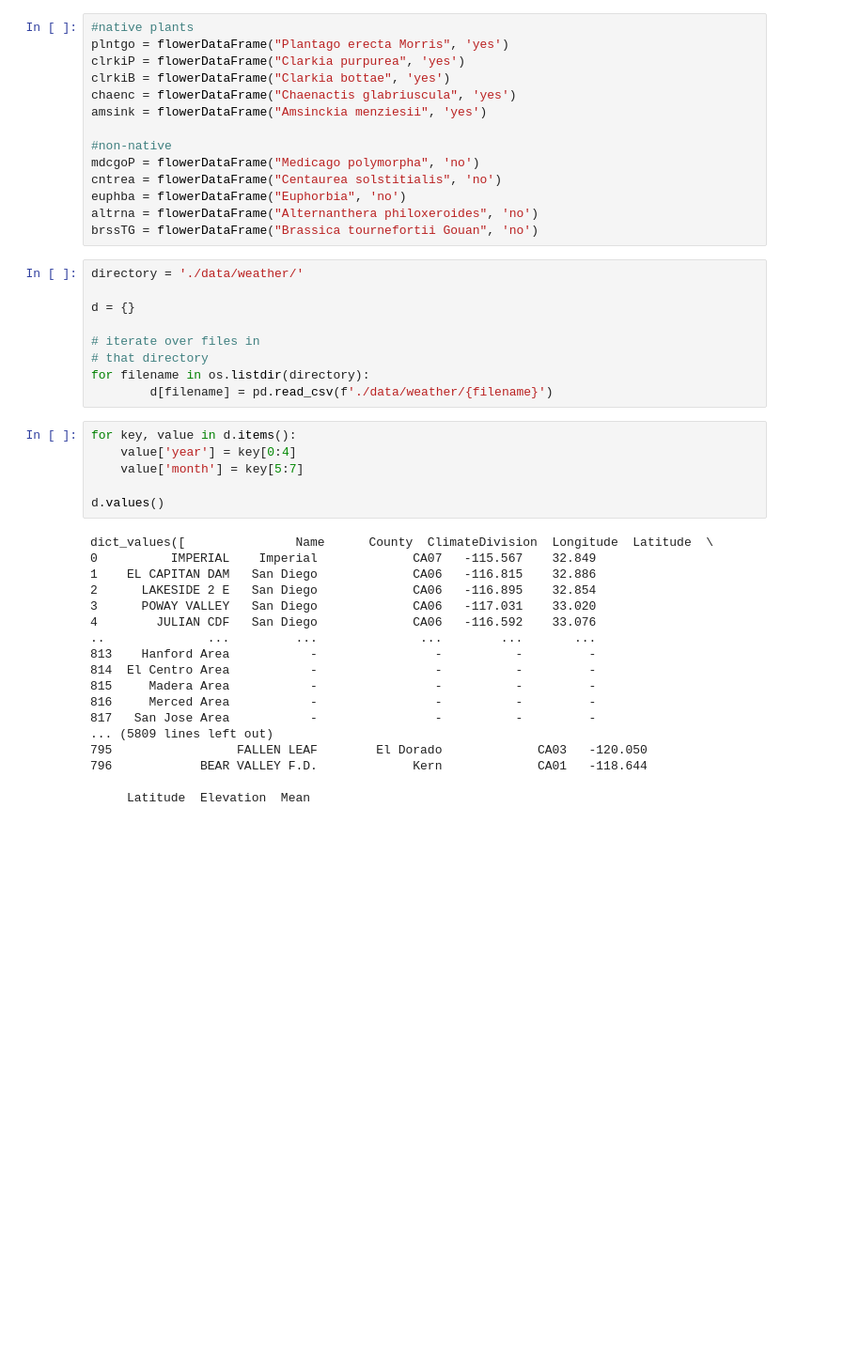
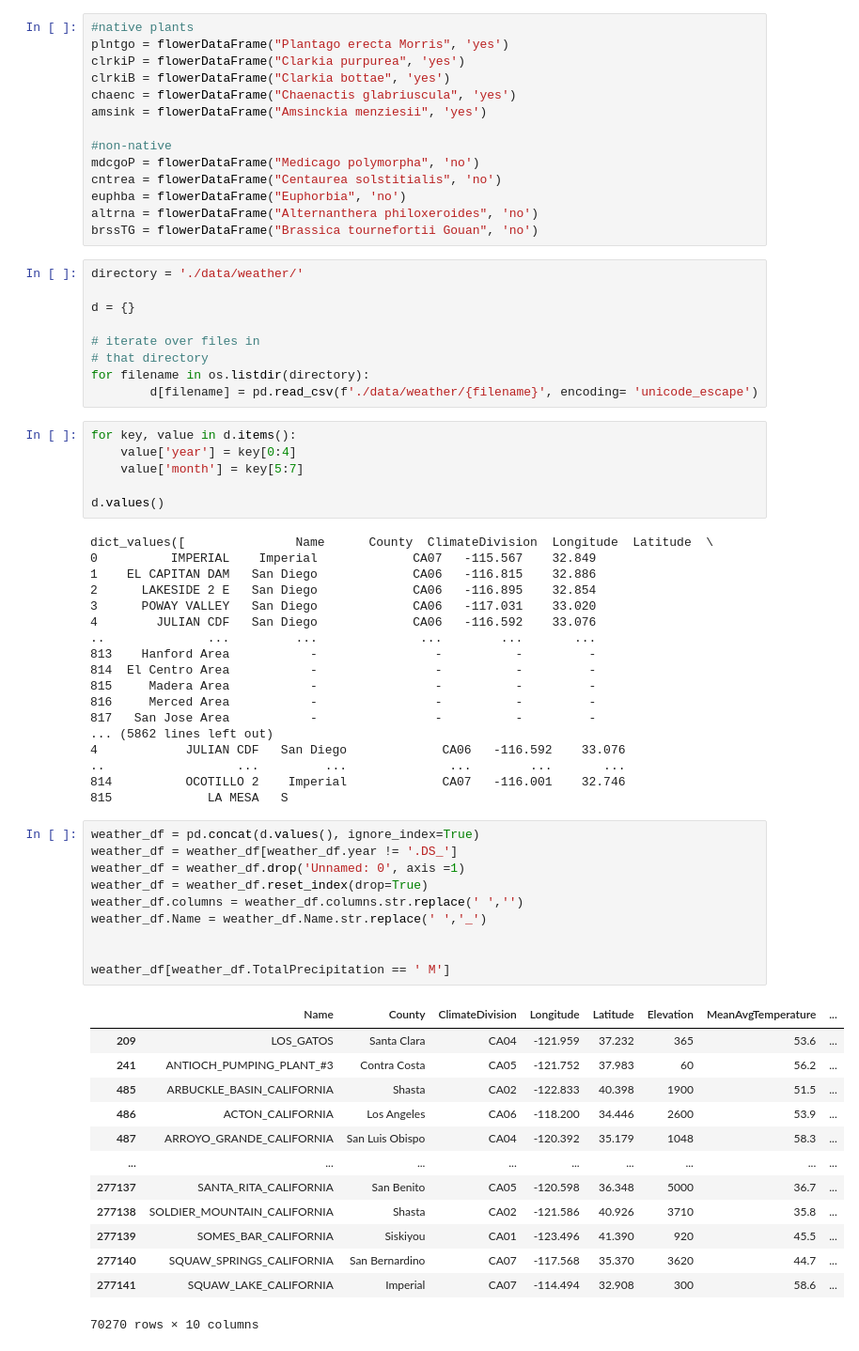
Before and after one commit to ianmorris13/weathervsphenology, a Jupyter notebook: extractingData_.ipynb, the cells around one changed output. Shown at 94% size. Saved outputs shown, nothing was run; the diff lists cells and outputs as text; blank space fills up the shorter version.

Commit message:
update extracting data

```diff
--- a/extractingData_.ipynb
+++ b/extractingData_.ipynb
@@ -80,7 +80,7 @@ d = {}
 # iterate over files in
 # that directory
 for filename in os.listdir(directory):
-        d[filename] = pd.read_csv(f'./data/weather/{filename}')
+        d[filename] = pd.read_csv(f'./data/weather/{filename}', encoding= 'unicode_escape')
 # %%
 for key, value in d.items():
     value['year'] = key[0:4]
@@ -100,8 +100,32 @@ dict_values([               Name      County  ClimateDivision  Longitude  Latitu
 815     Madera Area           -                -          -         -
 816     Merced Area           -                -          -         -
 817   San Jose Area           -                -          -         -
-... (5809 lines left out)
-795                 FALLEN LEAF        El Dorado             CA03   -120.050
-796            BEAR VALLEY F.D.             Kern             CA01   -118.644
-
-     Latitude  Elevation  Mean
+... (5862 lines left out)
+4            JULIAN CDF   San Diego             CA06   -116.592    33.076
+..                  ...         ...              ...        ...       ...
+814          OCOTILLO 2    Imperial             CA07   -116.001    32.746
+815             LA MESA   S
+# %%
+weather_df = pd.concat(d.values(), ignore_index=True)
+weather_df = weather_df[weather_df.year != '.DS_']
+weather_df = weather_df.drop('Unnamed: 0', axis =1)
+weather_df = weather_df.reset_index(drop=True)
+weather_df.columns = weather_df.columns.str.replace(' ','')
+weather_df.Name = weather_df.Name.str.replace(' ','_')
+
+
+weather_df[weather_df.TotalPrecipitation == ' M']
+# %% [output]
+|  | Name | County | ClimateDivision | Longitude | Latitude | Elevation | MeanAvgTemperature | ... |
+| 209 | LOS_GATOS | Santa Clara | CA04 | -121.959 | 37.232 | 365 | 53.6 | ... |
+| 241 | ANTIOCH_PUMPING_PLANT_#3 | Contra Costa | CA05 | -121.752 | 37.983 | 60 | 56.2 | ... |
+| 485 | ARBUCKLE_BASIN_CALIFORNIA | Shasta | CA02 | -122.833 | 40.398 | 1900 | 51.5 | ... |
+| 486 | ACTON_CALIFORNIA | Los Angeles | CA06 | -118.200 | 34.446 | 2600 | 53.9 | ... |
+| 487 | ARROYO_GRANDE_CALIFORNIA | San Luis Obispo | CA04 | -120.392 | 35.179 | 1048 | 58.3 | ... |
+| ... | ... | ... | ... | ... | ... | ... | ... | ... |
+| 277137 | SANTA_RITA_CALIFORNIA | San Benito | CA05 | -120.598 | 36.348 | 5000 | 36.7 | ... |
+| 277138 | SOLDIER_MOUNTAIN_CALIFORNIA | Shasta | CA02 | -121.586 | 40.926 | 3710 | 35.8 | ... |
+| 277139 | SOMES_BAR_CALIFORNIA | Siskiyou | CA01 | -123.496 | 41.390 | 920 | 45.5 | ... |
+| 277140 | SQUAW_SPRINGS_CALIFORNIA | San Bernardino | CA07 | -117.568 | 35.370 | 3620 | 44.7 | ... |
+| 277141 | SQUAW_LAKE_CALIFORNIA | Imperial | CA07 | -114.494 | 32.908 | 300 | 58.6 | ... |
+70270 rows × 10 columns
```
Also changed, not shown: 4 other files.
